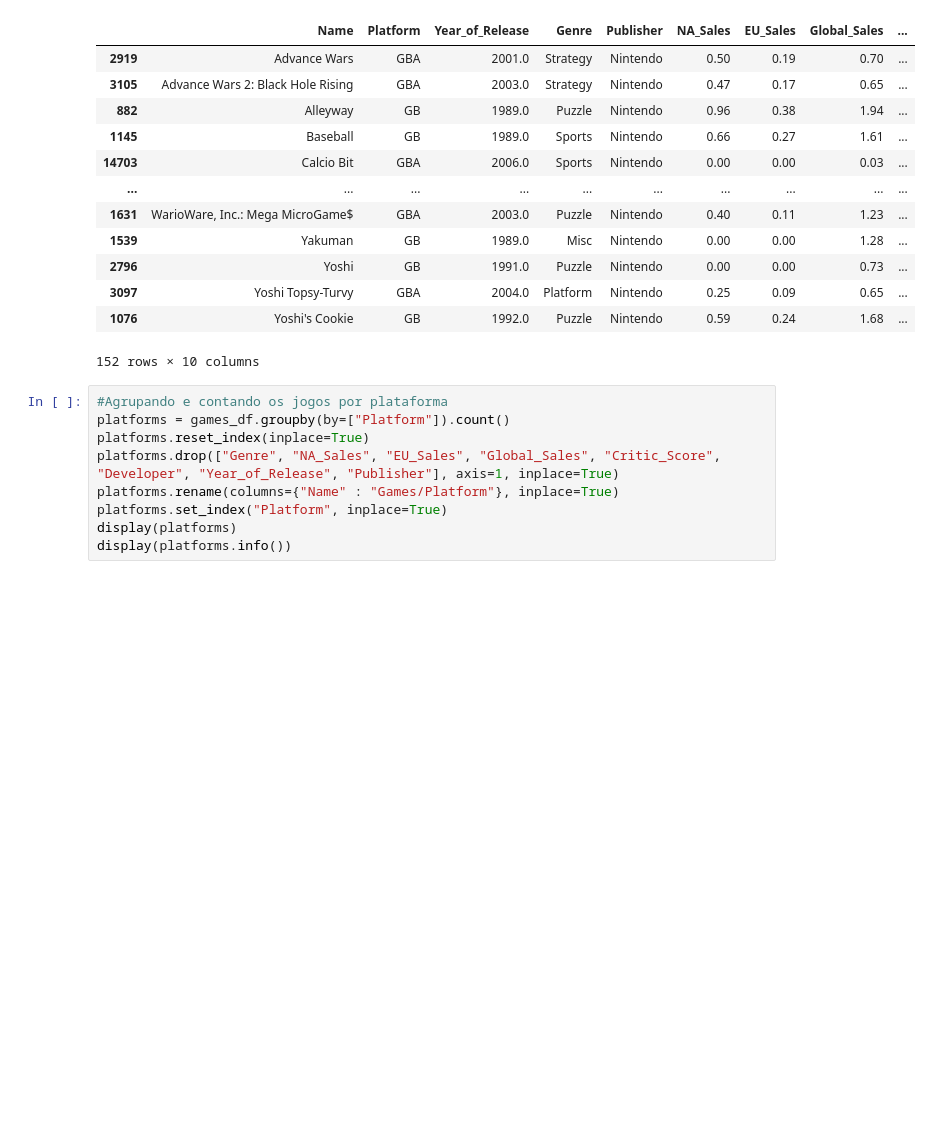
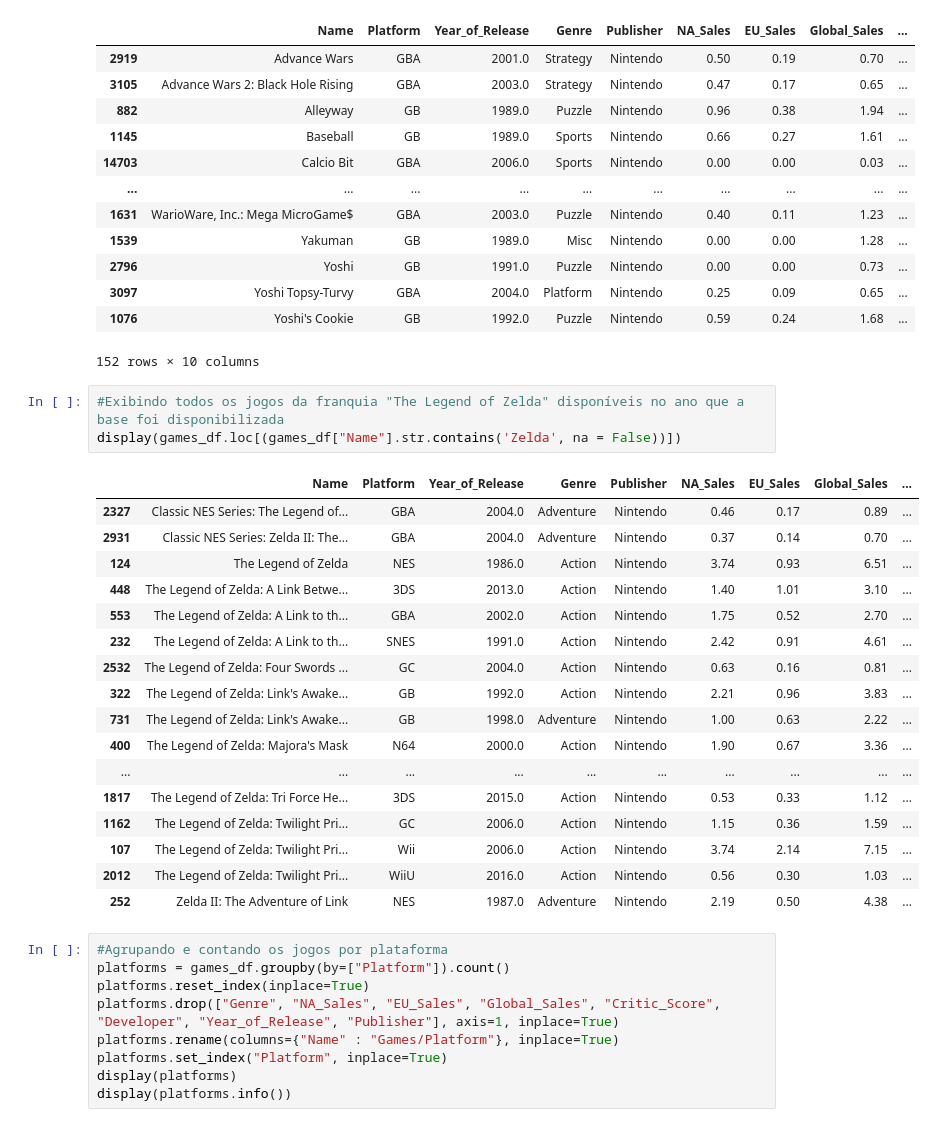
Before and after one commit to bruniin16/Curso_AnaliseDeDados_Python, a Jupyter notebook: Analise_Games_Sales.ipynb, the cells around one changed output. Saved outputs shown, nothing was run; the diff lists cells and outputs as text; blank space fills up the shorter version.

```diff
--- a/Analise_Games_Sales.ipynb
+++ b/Analise_Games_Sales.ipynb
@@ -144,6 +144,27 @@ display(games_df.loc[(games_df["Publisher"] == "Nintendo") & (games_df["Platform
 | 3097 | Yoshi Topsy-Turvy | GBA | 2004.0 | Platform | Nintendo | 0.25 | 0.09 | 0.65 | ... |
 | 1076 | Yoshi's Cookie | GB | 1992.0 | Puzzle | Nintendo | 0.59 | 0.24 | 1.68 | ... |
 152 rows × 10 columns
+# %%
+#Exibindo todos os jogos da franquia "The Legend of Zelda" disponíveis no ano que a base foi disponibilizada
+display(games_df.loc[(games_df["Name"].str.contains('Zelda', na = False))])
+# %% [output]
+|  | Name | Platform | Year_of_Release | Genre | Publisher | NA_Sales | EU_Sales | Global_Sales | ... |
+| 2327 | Classic NES Series: The Legend of... | GBA | 2004.0 | Adventure | Nintendo | 0.46 | 0.17 | 0.89 | ... |
+| 2931 | Classic NES Series: Zelda II: The... | GBA | 2004.0 | Adventure | Nintendo | 0.37 | 0.14 | 0.70 | ... |
+| 124 | The Legend of Zelda | NES | 1986.0 | Action | Nintendo | 3.74 | 0.93 | 6.51 | ... |
+| 448 | The Legend of Zelda: A Link Betwe... | 3DS | 2013.0 | Action | Nintendo | 1.40 | 1.01 | 3.10 | ... |
+| 553 | The Legend of Zelda: A Link to th... | GBA | 2002.0 | Action | Nintendo | 1.75 | 0.52 | 2.70 | ... |
+| 232 | The Legend of Zelda: A Link to th... | SNES | 1991.0 | Action | Nintendo | 2.42 | 0.91 | 4.61 | ... |
+| 2532 | The Legend of Zelda: Four Swords ... | GC | 2004.0 | Action | Nintendo | 0.63 | 0.16 | 0.81 | ... |
+| 322 | The Legend of Zelda: Link's Awake... | GB | 1992.0 | Action | Nintendo | 2.21 | 0.96 | 3.83 | ... |
+| 731 | The Legend of Zelda: Link's Awake... | GB | 1998.0 | Adventure | Nintendo | 1.00 | 0.63 | 2.22 | ... |
+| 400 | The Legend of Zelda: Majora's Mask | N64 | 2000.0 | Action | Nintendo | 1.90 | 0.67 | 3.36 | ... |
+| ... | ... | ... | ... | ... | ... | ... | ... | ... | ... |
+| 1817 | The Legend of Zelda: Tri Force He... | 3DS | 2015.0 | Action | Nintendo | 0.53 | 0.33 | 1.12 | ... |
+| 1162 | The Legend of Zelda: Twilight Pri... | GC | 2006.0 | Action | Nintendo | 1.15 | 0.36 | 1.59 | ... |
+| 107 | The Legend of Zelda: Twilight Pri... | Wii | 2006.0 | Action | Nintendo | 3.74 | 2.14 | 7.15 | ... |
+| 2012 | The Legend of Zelda: Twilight Pri... | WiiU | 2016.0 | Action | Nintendo | 0.56 | 0.30 | 1.03 | ... |
+| 252 | Zelda II: The Adventure of Link | NES | 1987.0 | Adventure | Nintendo | 2.19 | 0.50 | 4.38 | ... |
 # %%
 #Agrupando e contando os jogos por plataforma
 platforms = games_df.groupby(by=["Platform"]).count()
```
Also changed, not shown: parts of 1 cell of this notebook.
